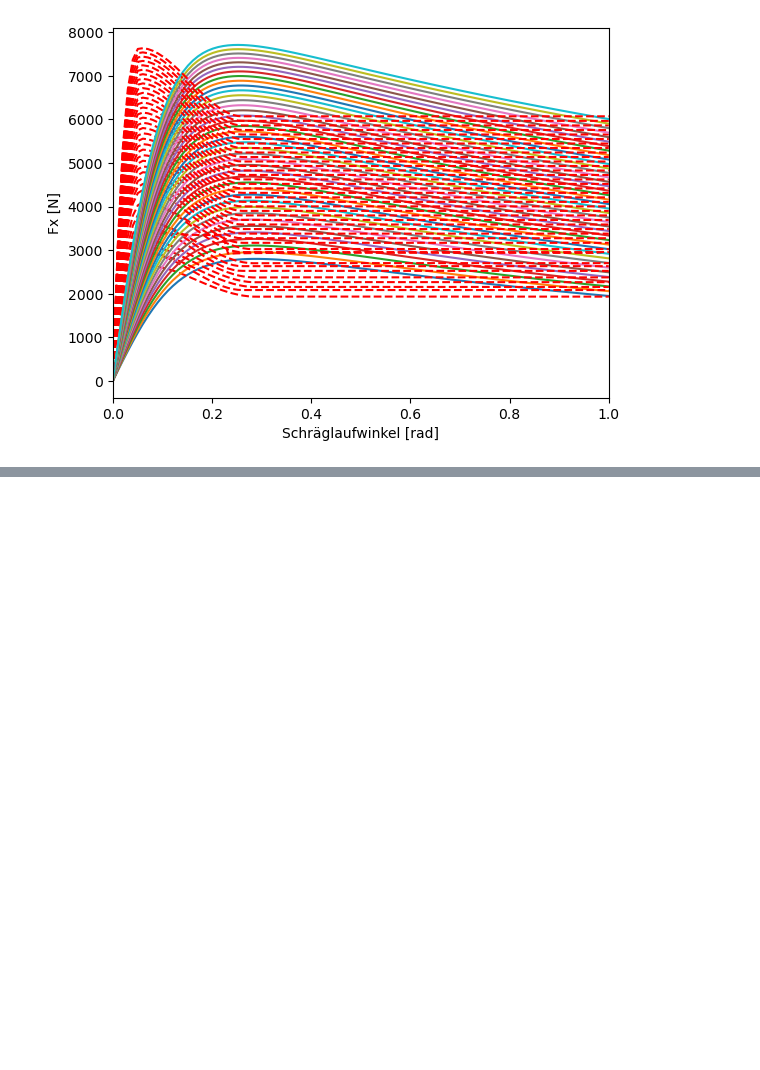
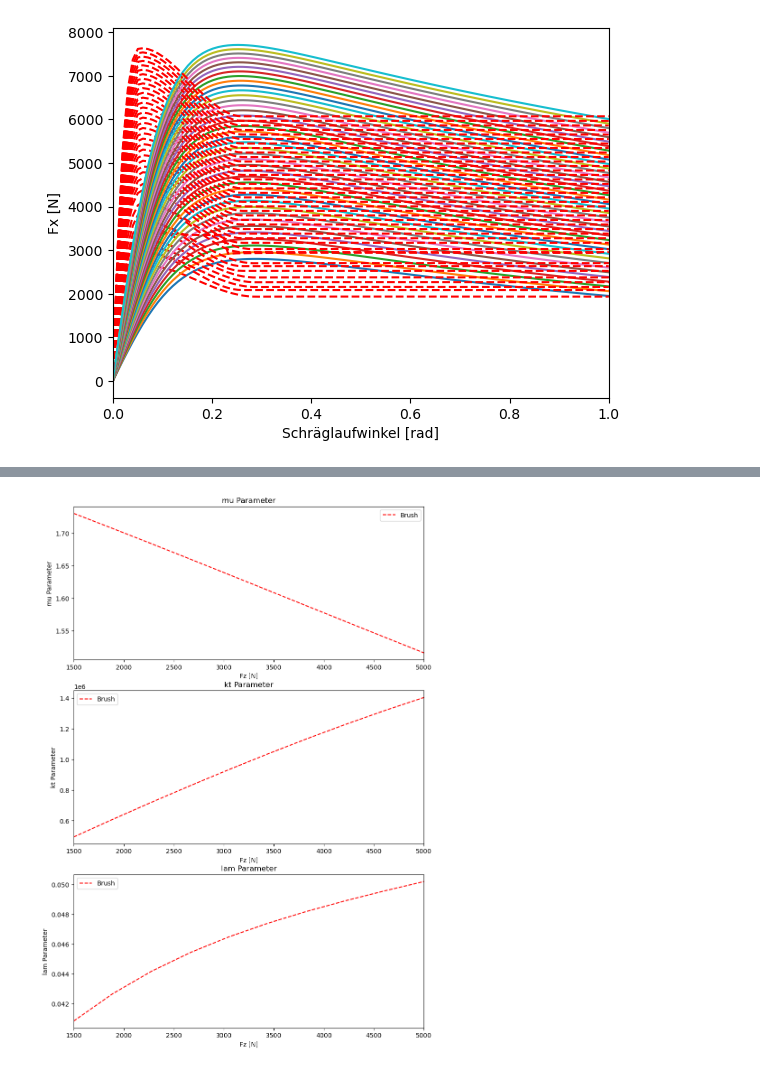
Before and after one commit to BenediktRuhland/SA-Tire-model, a Jupyter notebook: comparision/Fitting_comparision.ipynb, the cells around one changed output, grey strips where cells are left out. Drawn from its saved outputs; the diff is of its cells as text; code cells hidden in the pictures; blank space fills up the shorter version.

```diff
--- a/comparision/Fitting_comparision.ipynb
+++ b/comparision/Fitting_comparision.ipynb
@@ -24,7 +24,7 @@ Fz0 = 3114
 IA = 0
 
 #Fz Bereich + Anzahl der Schritte
-iter = 40
+iter = 2
 Fz = np.linspace(1500,5000,iter)
 # %%
 #lateral
@@ -553,3 +553,83 @@ ax[5].set_xlim(1500,5000)
 (1500.0, 5000.0)
 [figure]
 [figure]
+# %%
+###############################################################
+#Brush
+###############################################################
+
+#lateral
+
+#MFsimpel
+Fy_params_init = [1.5, 1.10061960e+05, 0.04]
+
+fig,ax = plt.subplots(3, figsize = [10,15])
+plt.figure(5)
+#D Parameter
+D_pa52_0 = np.zeros(len(Fz))
+mu = np.zeros(len(Fz))
+for i in range(0,len(Fz)):
+
+    def func_Fy(Sy, mu, kt, lam):
+        return br.brush_lat(Sy ,Fz[i],mu,kt, lam)
+
+    y_data = pa52_0.Pacejka52_lat(Fz[i],Sy,IA,Fz0)[0]
+
+    Fy_params, _ = curve_fit(func_Fy, Sy, y_data, Fy_params_init)
+    mu[i] = abs(Fy_params[0])
+
+
+    Fy_fit = func_Fy(Sy, *Fy_params)
+    plt.plot(Sy,y_data)
+    plt.plot(Sy,Fy_fit, 'r--' )
+    plt.xlim(0,0.3)
+    plt.xlabel('Schräglaufwinkel [rad]')
+    plt.ylabel('Fy [N]')
+
+
+#Plotting:
+ax[0].plot(Fz,mu, 'r--', label = 'Brush')
+ax[0].legend()
+ax[0].set_xlabel('Fz [N]')
+ax[0].set_ylabel('mu Parameter')
+ax[0].set_title('mu Parameter')
+ax[0].set_xlim(1500,5000)
+
+kt = np.zeros(len(Fz))
+for i in range(0,len(Fz)):
+
+    def func_Fy(Sy, mu, kt, lam):
+        return br.brush_lat(Sy ,Fz[i],mu,kt, lam)
+
+    y_data = pa52_0.Pacejka52_lat(Fz[i],Sy,IA,Fz0)[0]
+
+    Fy_params, _ = curve_fit(func_Fy, Sy, y_data, Fy_params_init)
+    kt[i] = abs(Fy_params[1])
+
+#Plotting:
+ax[1].plot(Fz,kt, 'r--', label = 'Brush')
+ax[1].legend()
+ax[1].set_xlabel('Fz [N]')
+ax[1].set_ylabel('kt Parameter')
+ax[1].set_title('kt Parameter')
+ax[1].set_xlim(1500,5000)
+
+lam = np.zeros(len(Fz))
+for i in range(0,len(Fz)):
+
+    def func_Fy(Sy, mu, kt, lam):
+        return br.brush_lat(Sy ,Fz[i],mu,kt, lam)
+
+    y_data = pa52_0.Pacejka52_lat(Fz[i],Sy,IA,Fz0)[0]
+
+    Fy_params, _ = curve_fit(func_Fy, Sy, y_data, Fy_params_init)
+    lam[i] = abs(Fy_params[2])
+
+#Plotting:
+ax[2].plot(Fz,lam, 'r--', label = 'Brush')
+ax[2].legend()
+ax[2].set_xlabel('Fz [N]')
+ax[2].set_ylabel('lam Parameter')
+ax[2].set_title('lam Parameter')
+ax[2].set_xlim(1500,5000)
+# %% [output]
@@ -555,0 +637 @@ ax[5].set_xlim(1500,5000)
+[figure, added]
```
Also changed, not shown: parts of 2 cells of this notebook, 1 other file.
